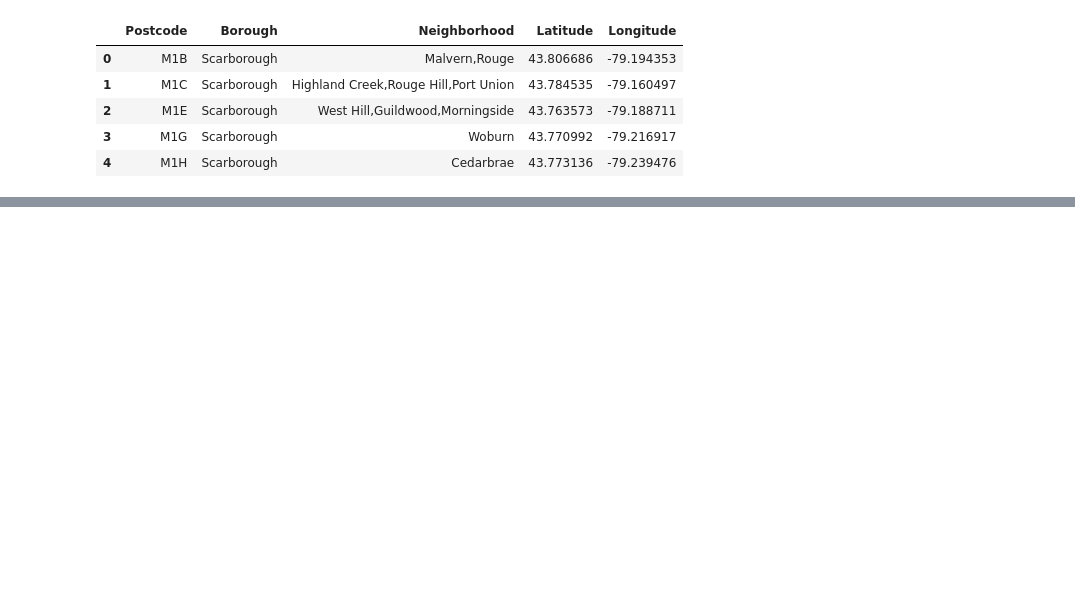
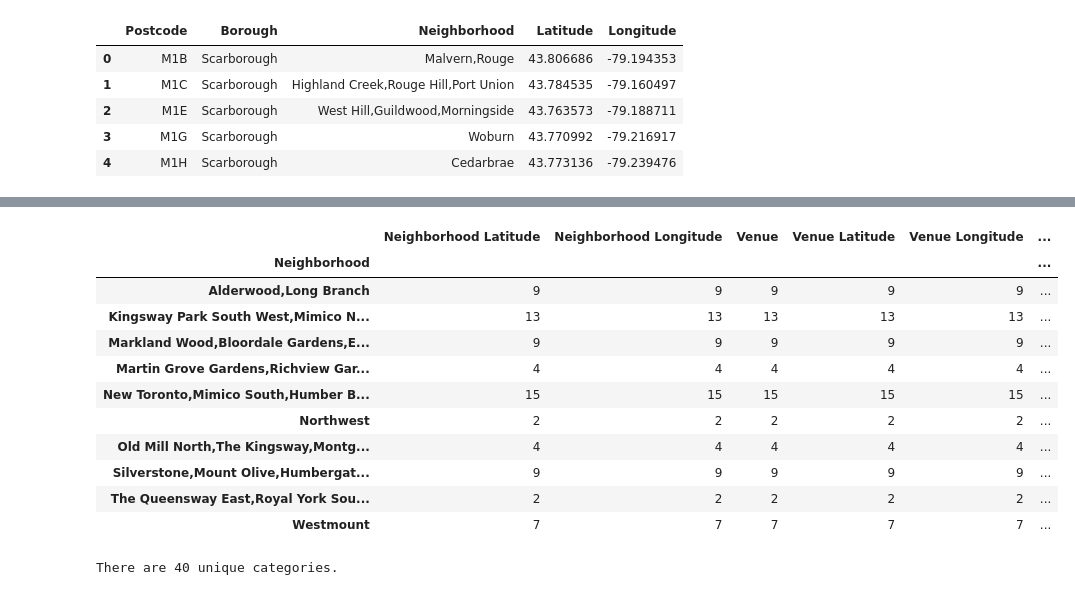
Before and after one commit to ShivaramkrishnaTadepalli/Coursera_Capstone, a Jupyter notebook: Capstone Notebook.ipynb, the cells around one changed output, grey strips where cells are left out. Cells and saved outputs as stored; diff of their text form; code cells hidden in the pictures; blank space fills up the shorter version.

```diff
--- a/Capstone Notebook.ipynb
+++ b/Capstone Notebook.ipynb
@@ -101,0 +197,14 @@ result.head()
+# %%
+LIMIT = 100
+radius = 500
+url = 'https://api.foursquare.com/v2/venues/explore?&client_id={}&client_secret={}&v={}&ll={},{}&radius={}&limit={}'.format(
+        CLIENT_ID,
+        CLIENT_SECRET,
+        VERSION,
+        neighborhood_latitude,
+        neighborhood_longitude,
+        radius,
+        LIMIT)
+url
+results = requests.get(url).json()
+results
@@ -101,0 +332,19 @@ result.head()
+# %%
+etobicoke_venues.groupby('Neighborhood').count()
+# %% [output]
+|  | Neighborhood Latitude | Neighborhood Longitude | Venue | Venue Latitude | Venue Longitude | ... |
+| Neighborhood |  |  |  |  |  | ... |
+| Alderwood,Long Branch | 9 | 9 | 9 | 9 | 9 | ... |
+| Kingsway Park South West,Mimico N... | 13 | 13 | 13 | 13 | 13 | ... |
+| Markland Wood,Bloordale Gardens,E... | 9 | 9 | 9 | 9 | 9 | ... |
+| Martin Grove Gardens,Richview Gar... | 4 | 4 | 4 | 4 | 4 | ... |
+| New Toronto,Mimico South,Humber B... | 15 | 15 | 15 | 15 | 15 | ... |
+| Northwest | 2 | 2 | 2 | 2 | 2 | ... |
+| Old Mill North,The Kingsway,Montg... | 4 | 4 | 4 | 4 | 4 | ... |
+| Silverstone,Mount Olive,Humbergat... | 9 | 9 | 9 | 9 | 9 | ... |
+| The Queensway East,Royal York Sou... | 2 | 2 | 2 | 2 | 2 | ... |
+| Westmount | 7 | 7 | 7 | 7 | 7 | ... |
+# %%
+print('There are {} unique categories.'.format(len(etobicoke_venues['Venue Category'].unique())))
+# %% [output]
+There are 40 unique categories.
```
Also changed, not shown: parts of 56 cells of this notebook.
